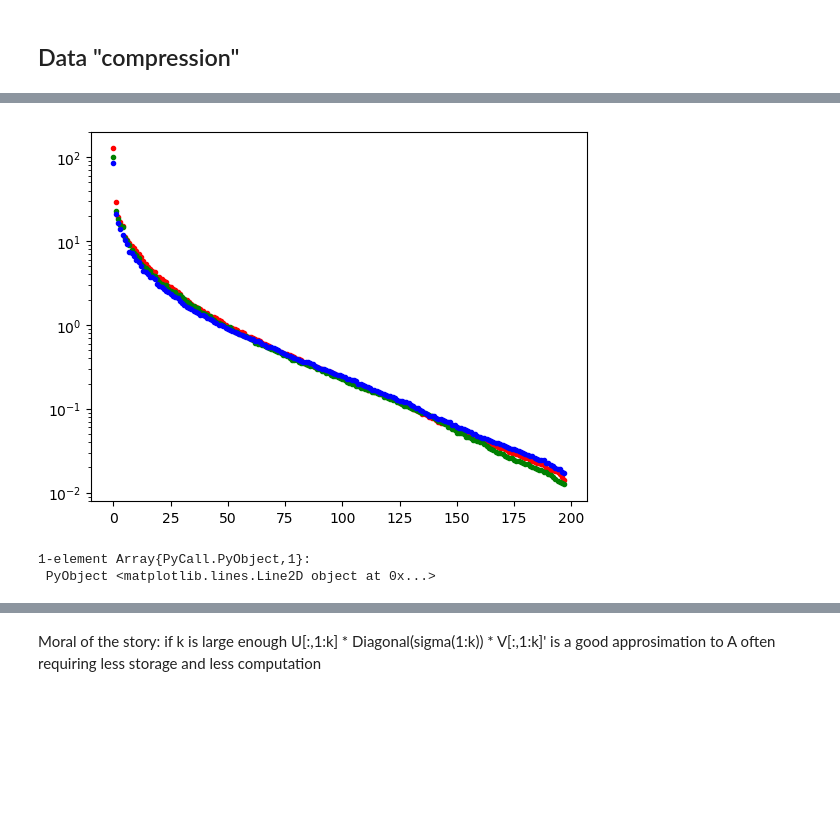
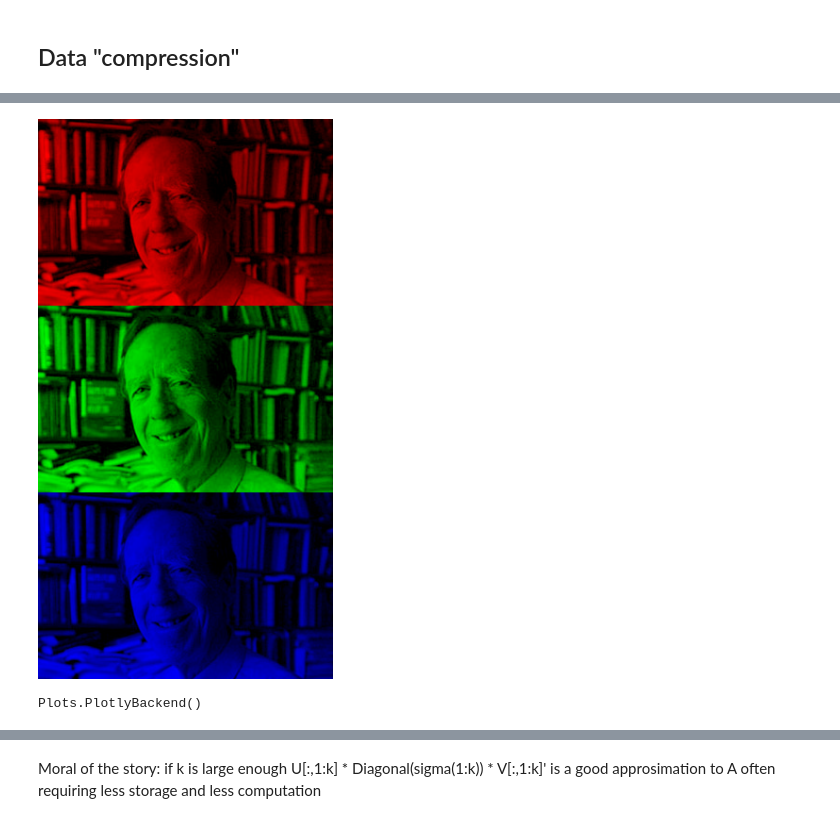
Before and after one commit to mitmath/1806, a Jupyter notebook: lectures/SVD.ipynb, the cells around one changed output, grey strips where cells are left out. Drawn from its saved outputs; the diff is of its cells as text; code cells hidden in the pictures; blank space fills up the shorter version.

```diff
--- a/lectures/SVD.ipynb
+++ b/lectures/SVD.ipynb
@@ -172,4 +224,4 @@ pimage = load(picture)
 [figure]
 # %%
-p = float.(channelview(pimage)) # convert to an array
+p = Float64.(channelview(pimage)) # convert to an array
 # %% [output]
@@ -206,8 +252,4 @@ PyObject <matplotlib.image.AxesImage object at 0x...>
-# %%
-semilogy(σr, "r.")
-semilogy(σg, "g.")
-semilogy(σb, "b.")
-# %% [output]
-[figure, removed]
-1-element Array{PyCall.PyObject,1}:
- PyObject <matplotlib.lines.Line2D object at 0x...>
+# %%
+[colorview(RGB,pg,0*pg,0*pg);colorview(RGB,0*pg,pg,0*pg);colorview(RGB,0*pg,0*pg,pg)]
+# %% [output]
+[figure, added]
@@ -213,0 +259,5 @@ semilogy(σb, "b.")
+# %%
+using Plots
+plotly()
+# %% [output]
+Plots.PlotlyBackend()
```
Also changed, not shown: parts of 22 cells of this notebook.
